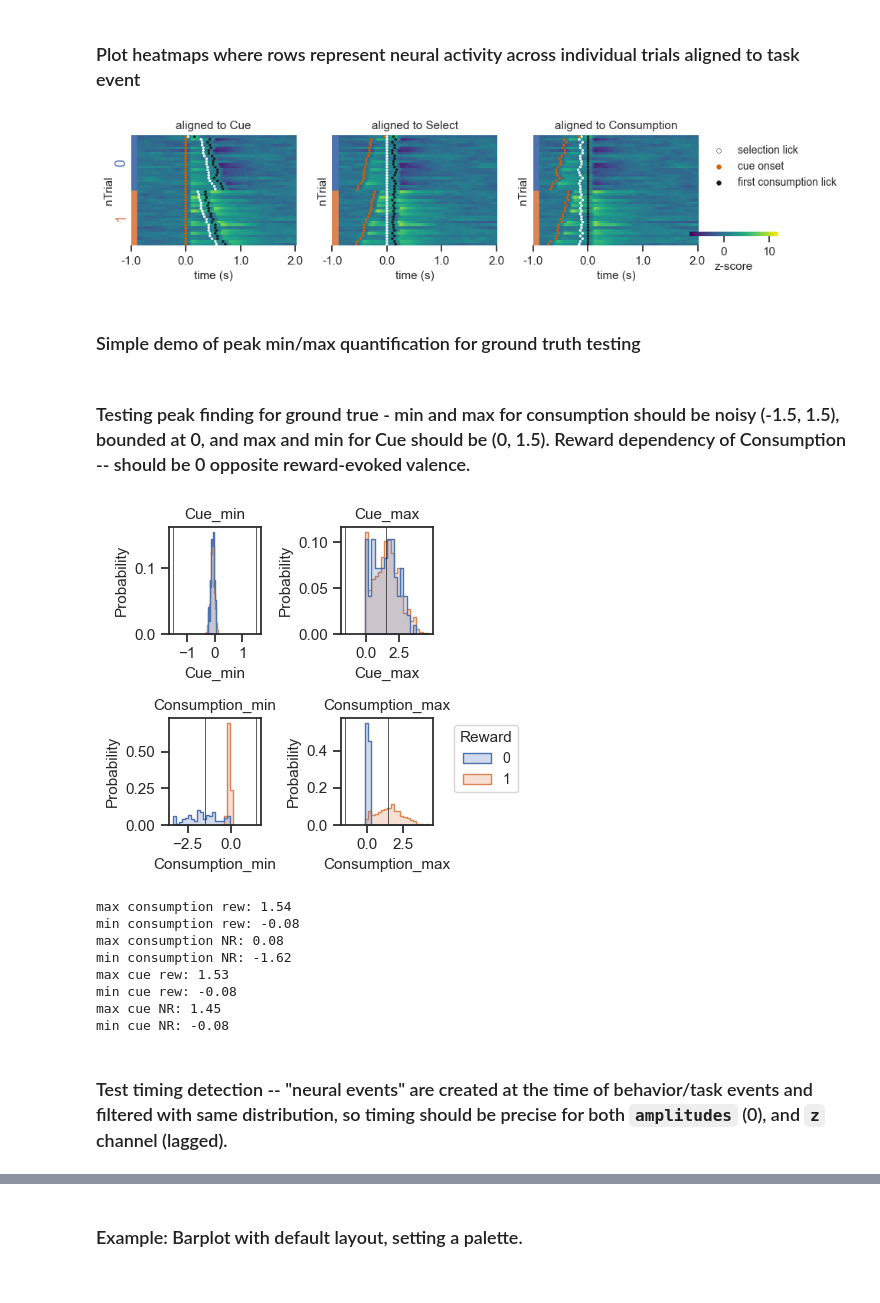
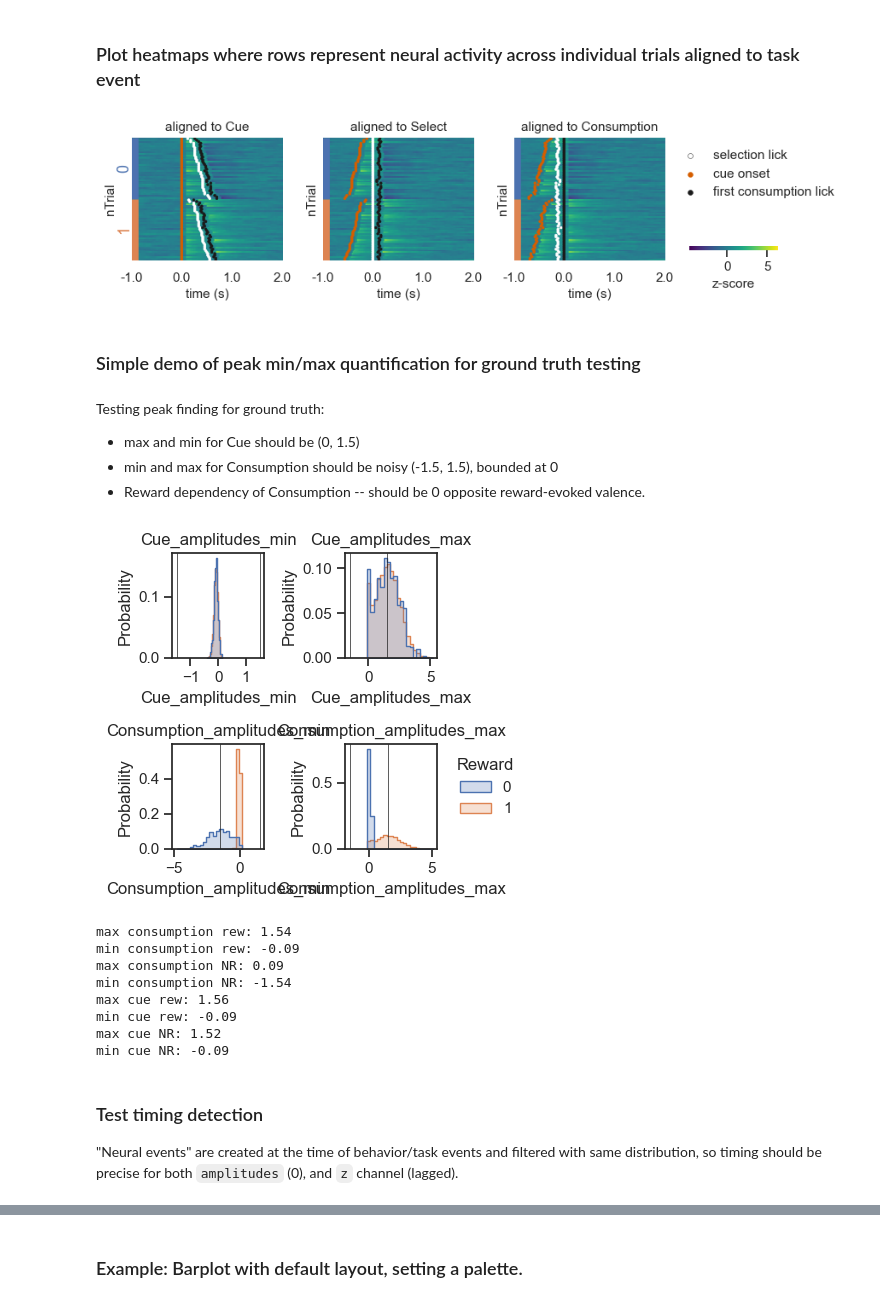
Before and after one commit to celiaberon/neural-timeseries-analysis, a Jupyter notebook: notebooks/simulated_data.ipynb, the cells around one changed output, grey strips where cells are left out. Cells and saved outputs as stored; diff of their text form; code cells hidden in the pictures.

```diff
--- a/notebooks/simulated_data.ipynb
+++ b/notebooks/simulated_data.ipynb
@@ -28,10 +31,11 @@ trials.loc[trials.Reward<0, 'Reward'] = 0
 trials['rand_variable'] = np.random.choice(['a','b','c','d'], size=len(trials))
 timeseries = sim_data.session
 win = (1,3)
+ch = ['grnL', 'amplitudes']
 
 for epoch in ['Cue', 'Select', 'Consumption']:
-    trials = align.align_photometry_to_event(trials, timeseries, channel='grnL',
-                                                aligned_event=epoch, window=win, quantify_peaks=False)
+    trials = align.align_photometry_to_event(trials, timeseries, channel=ch,
+                                             aligned_event=epoch, window=win, quantify_peaks=True)
 
 # Now it's ok to start dropping trials because we've stored photometry snippets.
 timeseries_trimmed, trials_trimmed = align.trim_trials_without_licks(timeseries, trials)
@@ -63,33 +77,31 @@ fig, axs = avg_plots.plotting_wrapper(trials_trimmed,
 # %%
 fig, ax = heatmaps.plot_heatmap_wrapper(trials_trimmed,
                                         alignment_states=['Cue', 'Select', 'Consumption'],
-                                        channel='grnL',
+                                        channel=ch[0],
                                         win=(1,2),
-                                        figsize=(10,2),
+                                        # figsize=(10,2),
                                         task_variable='Reward',
-                                        subsample=20)
+                                        subsample=40)
 # %% [output]
-[figure, old version]
+[figure, new version]
 # %% [markdown]
 ### Simple demo of peak min/max quantification for ground truth testing
 # %% [markdown]
-### Testing peak finding for ground true - min and max for consumption should be noisy (-1.5, 1.5), bounded at 0, and max and min for Cue should be (0, 1.5). Reward dependency of Consumption -- should be 0 opposite reward-evoked valence.
+Testing peak finding for ground truth:
+- max and min for Cue should be (0, 1.5)
+- min and max for Consumption should be noisy (-1.5, 1.5), bounded at 0
+- Reward dependency of Consumption -- should be 0 opposite reward-evoked valence.
 # %%
-trials = sim_data.trials
-trials.loc[trials.Reward<0, 'Reward'] = 0
-timeseries = sim_data.session
-timeseries = timeseries.rename(columns={'amplitudes':'z_amplitudes'})
-win = (1,3)
-
-for epoch in ['Cue', 'Consumption']:
-    trials = align.align_photometry_to_event(trials, timeseries, channel='amplitudes',
-                                                aligned_event=epoch, window=win, quantify_peaks=True)
-
-# Now it's ok to start dropping trials because we've stored photometry snippets.
-timeseries_trimmed, trials_trimmed = align.trim_trials_without_licks(timeseries, trials)
+sns.set(style='ticks',
+        rc={'axes.labelsize':12,
+            'axes.titlesize':12,
+            'savefig.transparent':True,
+            'legend.frameon':False
+            })
 
 fig, axs = plt.subplots(2,2, figsize=(5.5,4))
-cols = ['Cue_min','Cue_max', 'Consumption_min', 'Consumption_max']
+cols = ['Cue_amplitudes_min','Cue_amplitudes_max',
+        'Consumption_amplitudes_min', 'Consumption_amplitudes_max']
 for legend, (ax, col) in enumerate(zip(axs.flatten(), cols), start=1):
     sns.histplot(data=trials_trimmed,
                  x=col,
@@ -107,25 +119,25 @@ legend = ax.get_legend()
 legend.set(bbox_to_anchor=(2,1))
 plt.tight_layout()
 # %% [output]
-[figure, old version]
+[figure, new version]
 # %%
-summary = {'max consumption rew': trials_trimmed.query('Reward==1').Consumption_max.mean(),
- 'min consumption rew': trials_trimmed.query('Reward==1').Consumption_min.mean(),
- 'max consumption NR': trials_trimmed.query('Reward==0').Consumption_max.mean(),
- 'min consumption NR': trials_trimmed.query('Reward==0').Consumption_min.mean(),
- 'max cue rew': trials_trimmed.query('Reward==1').Cue_max.mean(),
- 'min cue rew': trials_trimmed.query('Reward==1').Cue_min.mean(),
- 'max cue NR': trials_trimmed.query('Reward==0').Cue_max.mean(),
- 'min cue NR': trials_trimmed.query('Reward==0').Cue_min.mean()}
+summary = {'max consumption rew': trials_trimmed.query('Reward==1').Consumption_amplitudes_max.mean(),
+ 'min consumption rew': trials_trimmed.query('Reward==1').Consumption_amplitudes_min.mean(),
+ 'max consumption NR': trials_trimmed.query('Reward==0').Consumption_amplitudes_max.mean(),
+ 'min consumption NR': trials_trimmed.query('Reward==0').Consumption_amplitudes_min.mean(),
+ 'max cue rew': trials_trimmed.query('Reward==1').Cue_amplitudes_max.mean(),
+ 'min cue rew': trials_trimmed.query('Reward==1').Cue_amplitudes_min.mean(),
+ 'max cue NR': trials_trimmed.query('Reward==0').Cue_amplitudes_max.mean(),
+ 'min cue NR': trials_trimmed.query('Reward==0').Cue_amplitudes_min.mean()}
 
 for k, v in summary.items():
     print(f'{k}: {round(v, 2)}')
 # %% [output]
 max consumption rew: 1.54
-min consumption rew: -0.08
-max consumption NR: 0.08
-min consumption NR: -1.62
-max cue rew: 1.53
-min cue rew: -0.08
-max cue NR: 1.45
-min cue NR: -0.08
+min consumption rew: -0.09
+max consumption NR: 0.09
+min consumption NR: -1.54
+max cue rew: 1.56
+min cue rew: -0.09
+max cue NR: 1.52
+min cue NR: -0.09
@@ -148,4 +144,5 @@ peaks.loc[peaks.Reward<0, 'Reward'] = 0
 # %% [markdown]
-### Test timing detection -- "neural events" are created at the time of behavior/task events and filtered with same distribution, so timing should be precise for both `amplitudes` (0), and `z` channel (lagged).
+### Test timing detection
+"Neural events" are created at the time of behavior/task events and filtered with same distribution, so timing should be precise for both `amplitudes` (0), and `z` channel (lagged).
 # %%
 fig, axs = plt.subplots(ncols=2, figsize=(7,3))
```
Also changed, not shown: parts of 16 cells of this notebook.
